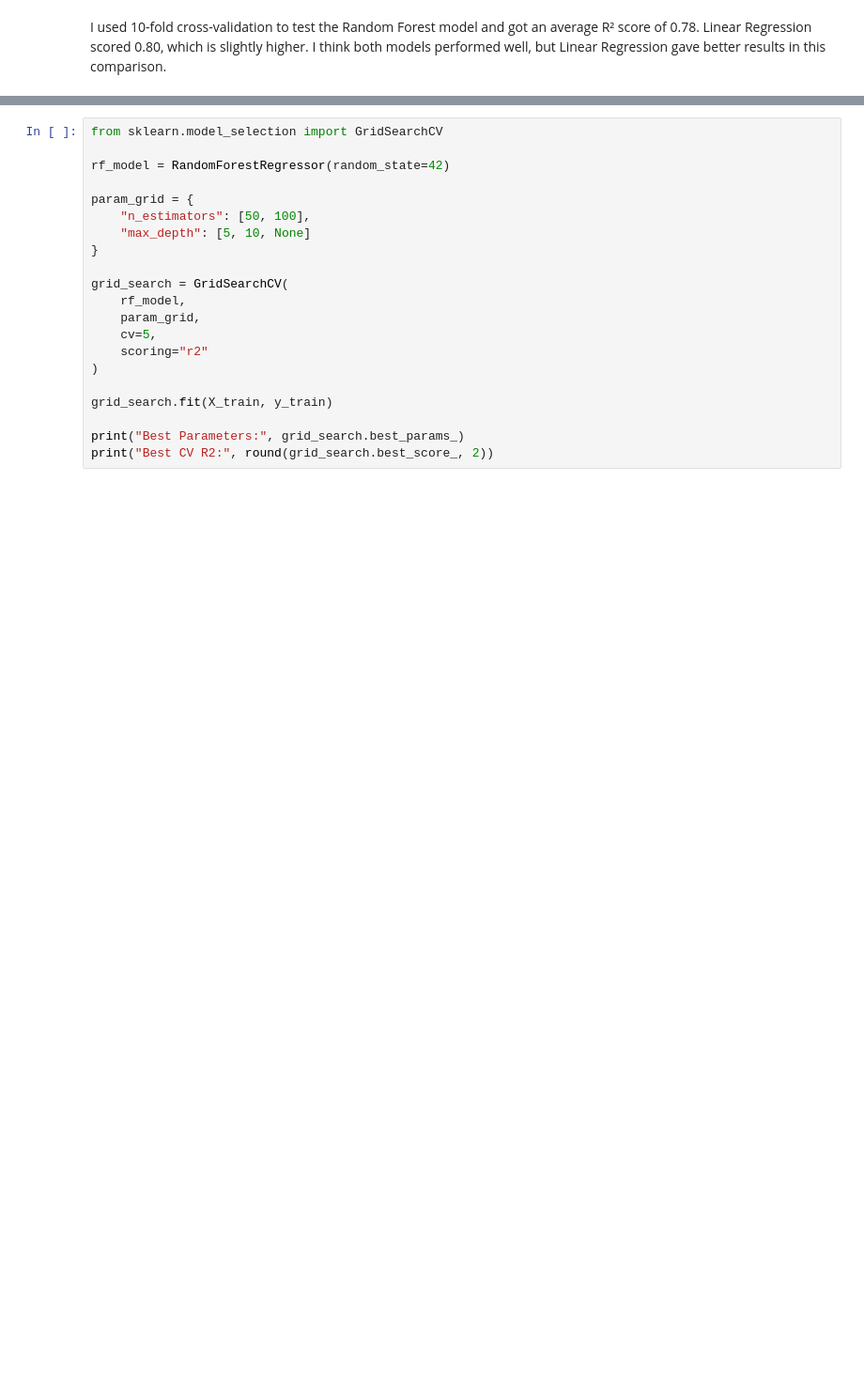
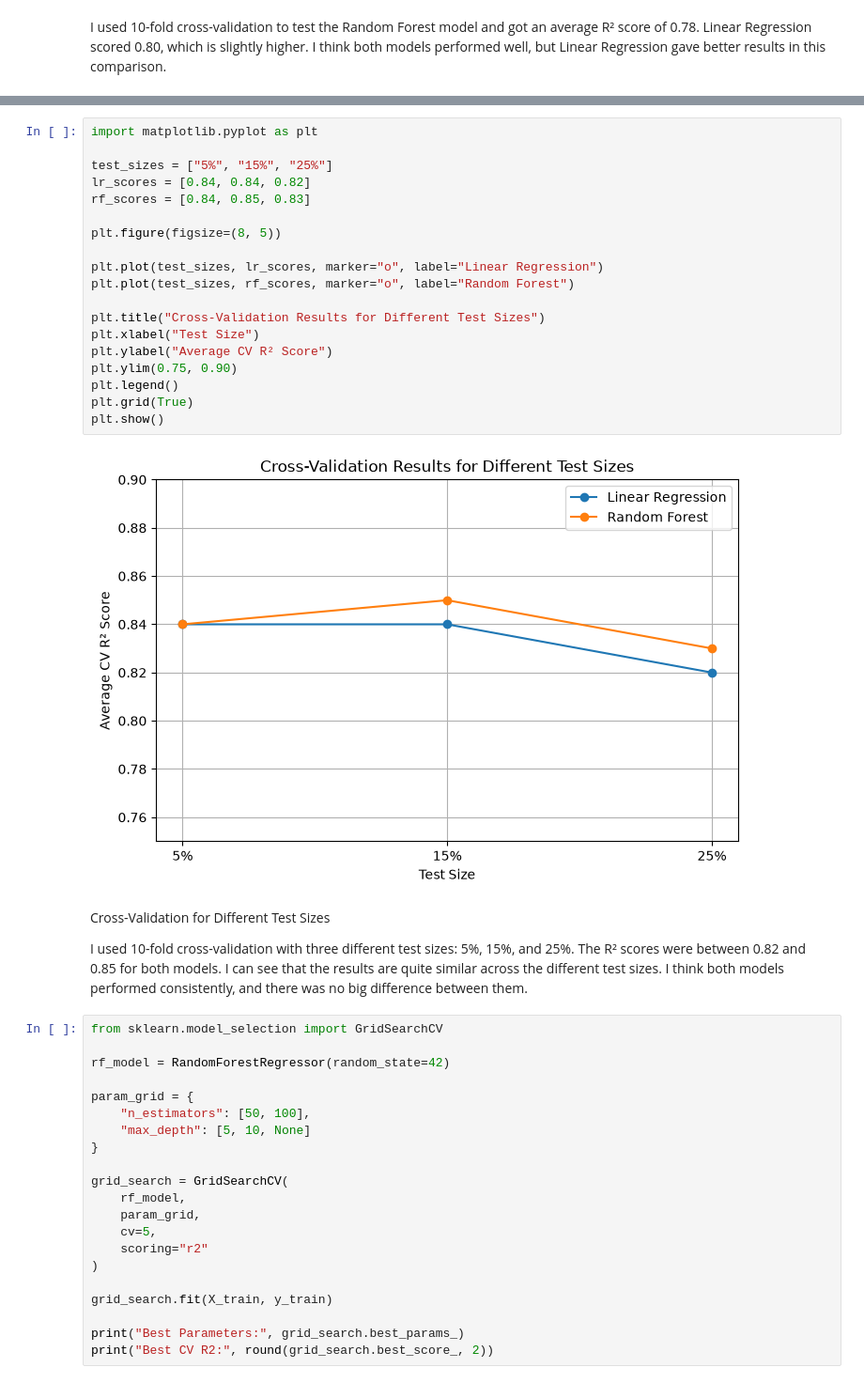
Before and after one commit to 2026441-dotcom/Machine-Learning, a Jupyter notebook: Sugarjav Dorjsuren Machine Learninggg.ipynb, the cells around one changed output, grey strips where cells are left out. Shown at 94% size. Saved outputs shown, nothing was run; the diff lists cells and outputs as text; blank space fills up the shorter version.

```diff
--- a/Sugarjav Dorjsuren Machine Learninggg.ipynb
+++ b/Sugarjav Dorjsuren Machine Learninggg.ipynb
@@ -497,3 +534,28 @@ I used 10-fold cross-validation to test the Random Forest model and got an avera
+# %%
+import matplotlib.pyplot as plt
+
+test_sizes = ["5%", "15%", "25%"]
+lr_scores = [0.84, 0.84, 0.82]
+rf_scores = [0.84, 0.85, 0.83]
+
+plt.figure(figsize=(8, 5))
+
+plt.plot(test_sizes, lr_scores, marker="o", label="Linear Regression")
+plt.plot(test_sizes, rf_scores, marker="o", label="Random Forest")
+
+plt.title("Cross-Validation Results for Different Test Sizes")
+plt.xlabel("Test Size")
+plt.ylabel("Average CV R² Score")
+plt.ylim(0.75, 0.90)
+plt.legend()
+plt.grid(True)
+plt.show()
+# %% [output]
+[figure, added]
+# %% [markdown]
+Cross-Validation for Different Test Sizes
+
+I used 10-fold cross-validation with three different test sizes: 5%, 15%, and 25%. The R² scores were between 0.82 and 0.85 for both models. I can see that the results are quite similar across the different test sizes. I think both models performed consistently, and there was no big difference between them.
 # %%
 from sklearn.model_selection import GridSearchCV
 
```
Also changed, not shown: parts of 1 cell of this notebook.
